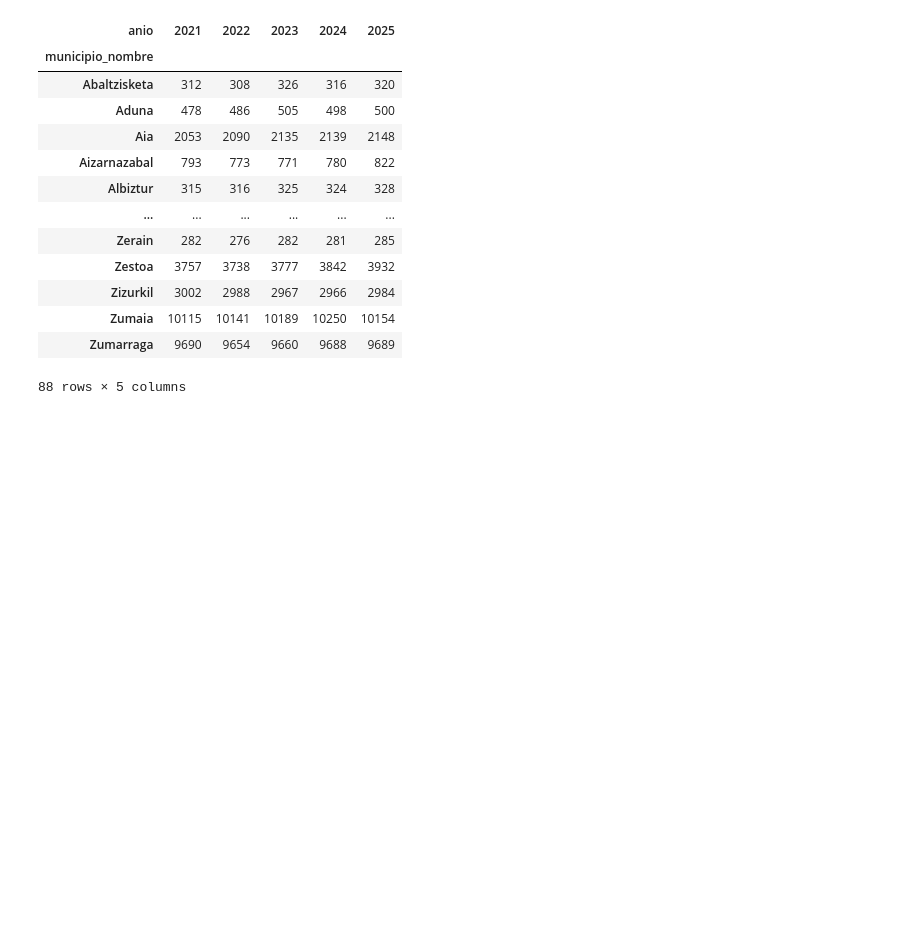
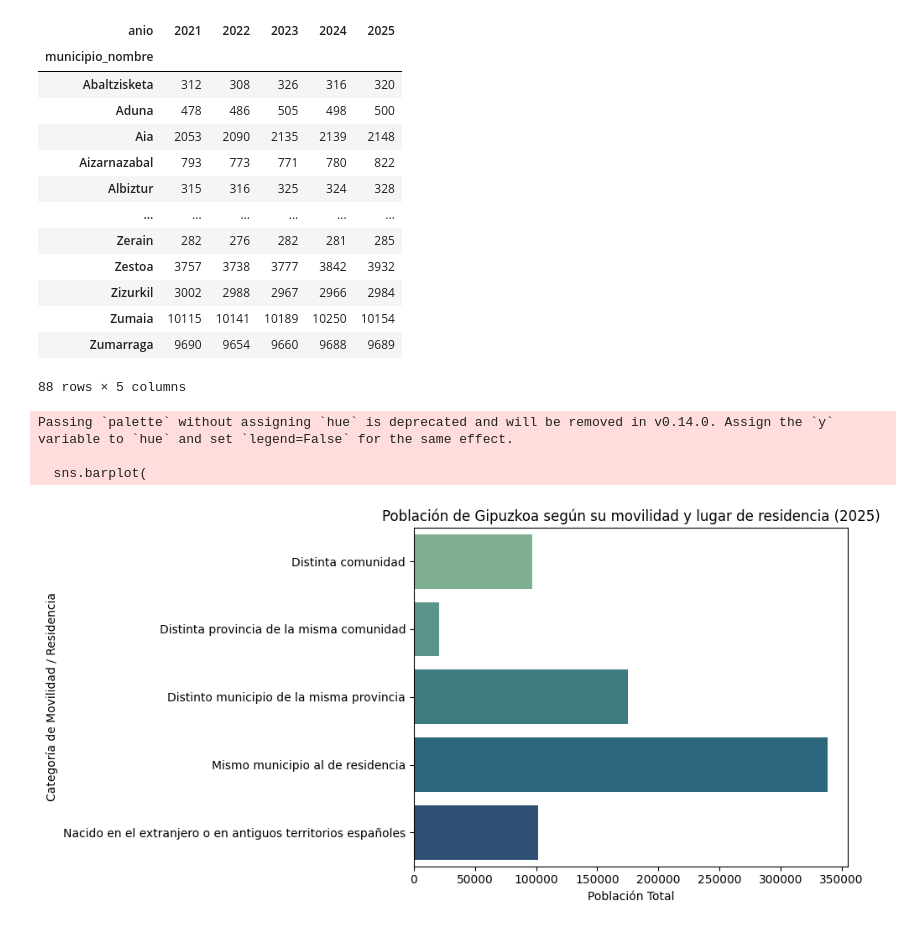
Before and after one commit to fatimamichelg/Movilidad_Gipuzcoa, a Jupyter notebook: notebooks:/Limpieza/Limpieza.ipynb, the cells around one changed output. Cells and saved outputs as stored; diff of their text form; code cells hidden in the pictures; blank space fills up the shorter version.

```diff
--- a/notebooks:/Limpieza/Limpieza.ipynb
+++ b/notebooks:/Limpieza/Limpieza.ipynb
@@ -331,3 +331,33 @@ df[(df['nivel'] == 'municipio') & (df['tabla'] == 'nacionalidad')] \
 | Zumaia | 10115 | 10141 | 10189 | 10250 | 10154 |
 | Zumarraga | 9690 | 9654 | 9660 | 9688 | 9689 |
 88 rows × 5 columns
+# %%
+import matplotlib.pyplot as plt
+import seaborn as sns
+
+# Filtrar datos de relación de residencia a nivel provincial para el último año (2025)
+df_rel = poblacion_limpia[
+    (poblacion_limpia['tabla'] == 'relacion_nacimiento_residencia') &
+    (poblacion_limpia['nivel'] == 'provincia') &
+    (poblacion_limpia['anio'] == 2025) &
+    (poblacion_limpia['variable'] != 'Total') &
+    (poblacion_limpia['sexo'] != 'Total')
+]
+
+plt.figure(figsize=(10, 5))
+sns.barplot(
+    data=df_rel.groupby('variable')['poblacion'].sum().reset_index(),
+    x='poblacion',
+    y='variable',
+    palette='crest'
+)
+plt.title('Población de Gipuzkoa según su movilidad y lugar de residencia (2025)')
+plt.xlabel('Población Total')
+plt.ylabel('Categoría de Movilidad / Residencia')
+plt.tight_layout()
+plt.show()
+# %% [output]
+Passing `palette` without assigning `hue` is deprecated and will be removed in v0.14.0. Assign the `y` variable to `hue` and set `legend=False` for the same effect.
+
+  sns.barplot(
+[figure, added]
```
Also changed, not shown: parts of 5 cells of this notebook.
